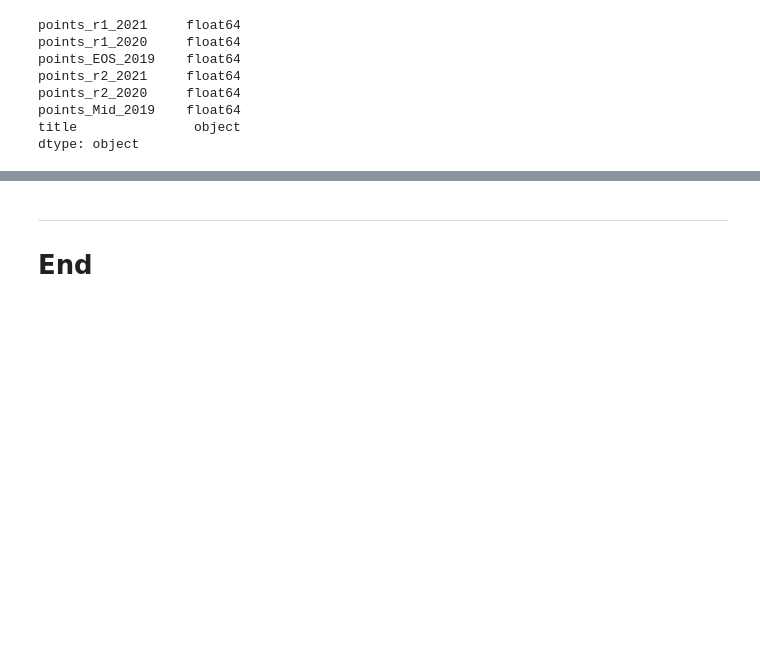
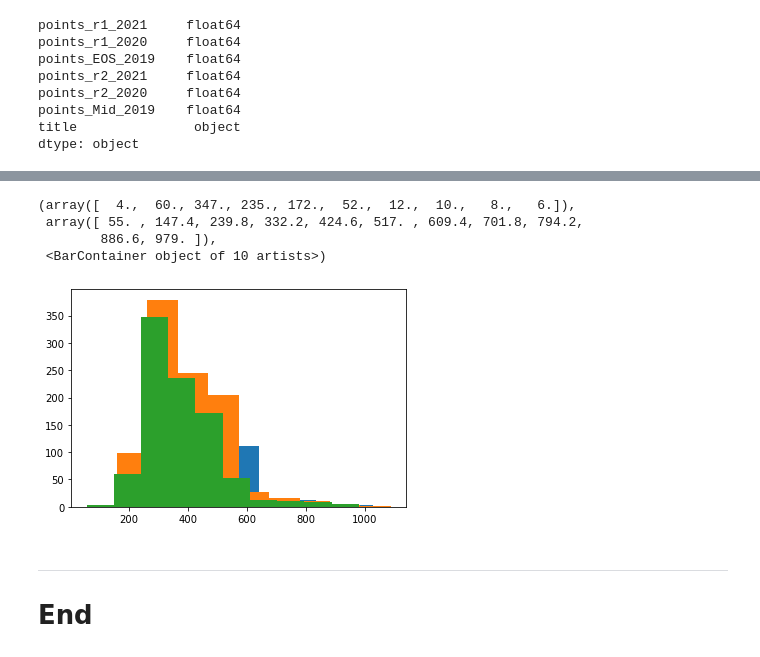
Before and after one commit to ShanePAustin/fundamentals-of-data-analysis, a Jupyter notebook: cao.ipynb, the cells around one changed output, grey strips where cells are left out. Drawn from its saved outputs; the diff is of its cells as text; code cells hidden in the pictures; blank space fills up the shorter version.

```diff
--- a/cao.ipynb
+++ b/cao.ipynb
@@ -793,3 +810,13 @@ dtype: object
+# %%
+plt.hist(allcourses2['points_r1_2021'])
+plt.hist(allcourses2['points_r1_2020'])
+plt.hist(allcourses2['points_EOS_2019'])
+# %% [output]
+(array([  4.,  60., 347., 235., 172.,  52.,  12.,  10.,   8.,   6.]),
+ array([ 55. , 147.4, 239.8, 332.2, 424.6, 517. , 609.4, 701.8, 794.2,
+        886.6, 979. ]),
+ <BarContainer object of 10 artists>)
+[figure, added]
 # %% [markdown]
 ---------
 # End
```
Also changed, not shown: parts of 2 cells of this notebook, 5 other files.
